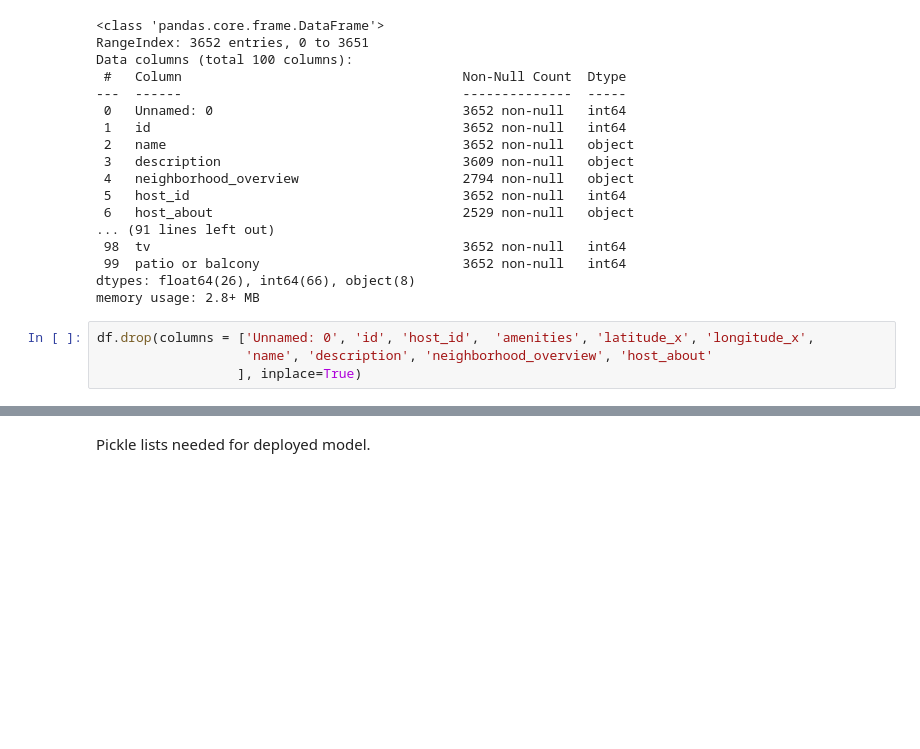
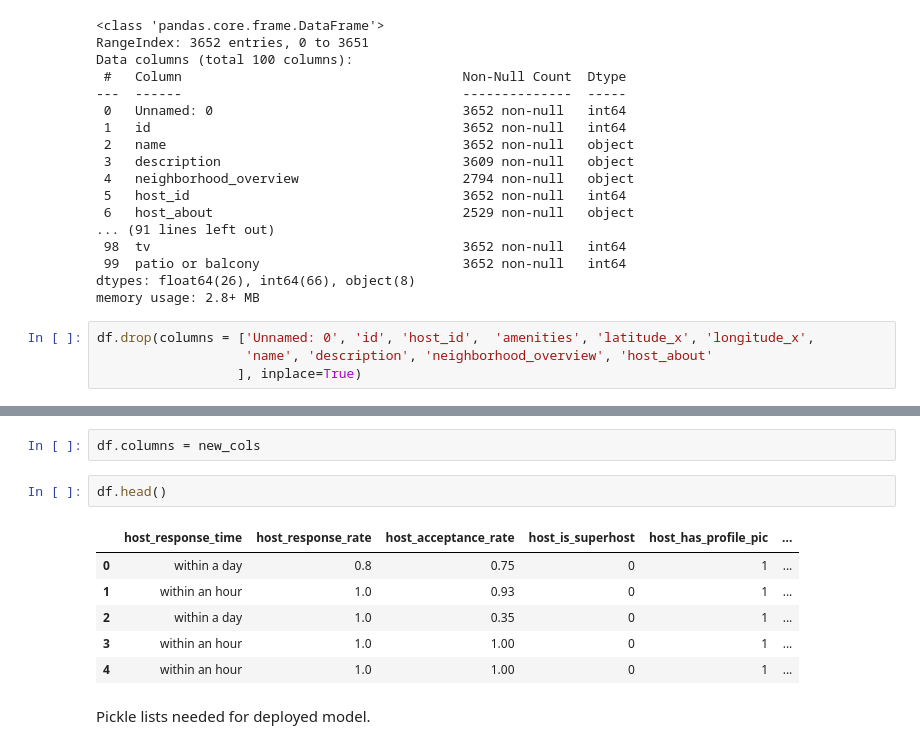
Before and after one commit to rgfriedman/washingon_dc_airbnb_hosting_helper, a Jupyter notebook: code/6_production_models.ipynb, the cells around one changed output, grey strips where cells are left out. Saved outputs shown, nothing was run; the diff lists cells and outputs as text; blank space fills up the shorter version.

```diff
--- a/code/6_production_models.ipynb
+++ b/code/6_production_models.ipynb
@@ -59,3 +68,14 @@ df.drop(columns = ['Unnamed: 0', 'id', 'host_id',  'amenities', 'latitude_x', 'l
+# %%
+df.columns = new_cols
+# %%
+df.head()
+# %% [output]
+|  | host_response_time | host_response_rate | host_acceptance_rate | host_is_superhost | host_has_profile_pic | ... |
+| 0 | within a day | 0.8 | 0.75 | 0 | 1 | ... |
+| 1 | within an hour | 1.0 | 0.93 | 0 | 1 | ... |
+| 2 | within a day | 1.0 | 0.35 | 0 | 1 | ... |
+| 3 | within an hour | 1.0 | 1.00 | 0 | 1 | ... |
+| 4 | within an hour | 1.0 | 1.00 | 0 | 1 | ... |
 # %% [markdown]
 Pickle lists needed for deployed model.
 # %%
```
Also changed, not shown: parts of 9 cells of this notebook, 2 other files.
